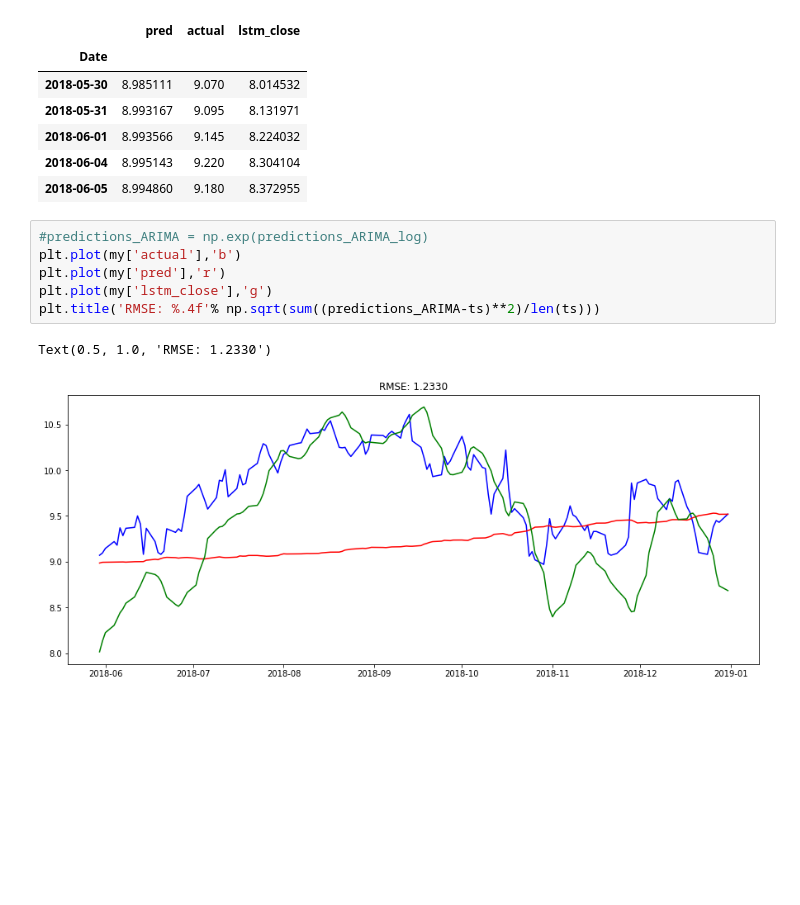
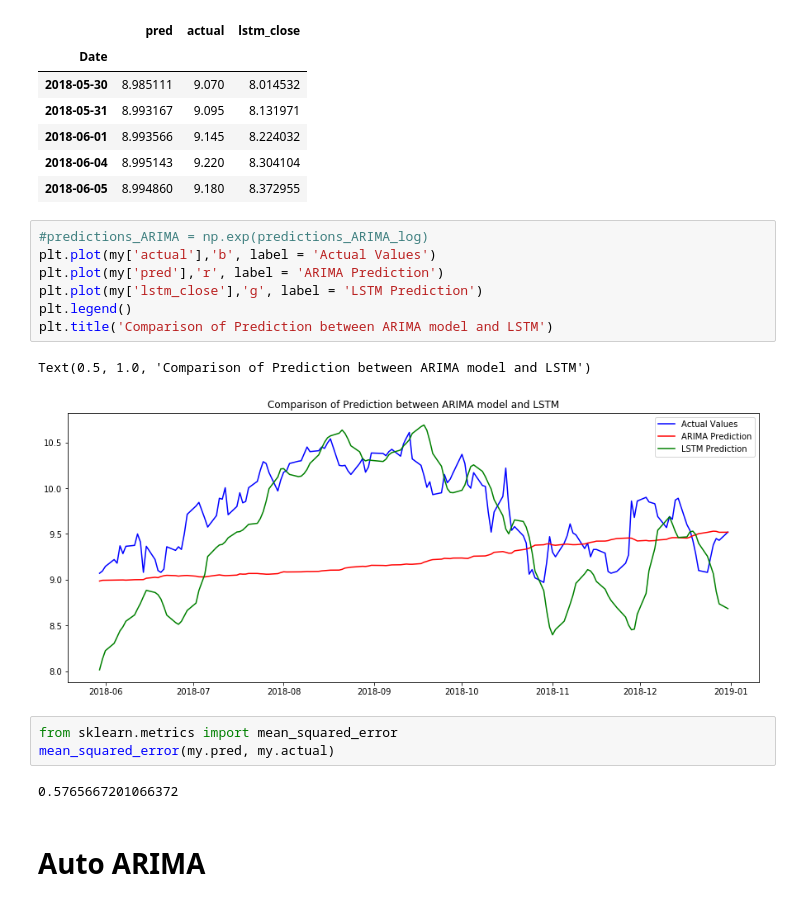
Before and after one commit to gopalkalpande/Practice-AI, a Jupyter notebook: time_series_forecast.ipynb, the cells around one changed output. Saved outputs shown, nothing was run; the diff lists cells and outputs as text; blank space fills up the shorter version.

```diff
--- a/time_series_forecast.ipynb
+++ b/time_series_forecast.ipynb
@@ -485,10 +485,18 @@ See the caveats in the documentation: http://pandas.pydata.org/pandas-docs/stabl
 | 2018-06-05 | 8.994860 | 9.180 | 8.372955 |
 # %%
 #predictions_ARIMA = np.exp(predictions_ARIMA_log)
-plt.plot(my['actual'],'b')
-plt.plot(my['pred'],'r')
-plt.plot(my['lstm_close'],'g')
-plt.title('RMSE: %.4f'% np.sqrt(sum((predictions_ARIMA-ts)**2)/len(ts)))
+plt.plot(my['actual'],'b', label = 'Actual Values')
+plt.plot(my['pred'],'r', label = 'ARIMA Prediction')
+plt.plot(my['lstm_close'],'g', label = 'LSTM Prediction')
+plt.legend()
+plt.title('Comparison of Prediction between ARIMA model and LSTM')
 # %% [output]
-Text(0.5, 1.0, 'RMSE: 1.2330')
+Text(0.5, 1.0, 'Comparison of Prediction between ARIMA model and LSTM')
-[figure, old version]
+[figure, new version]
+# %%
+from sklearn.metrics import mean_squared_error
+mean_squared_error(my.pred, my.actual)
+# %% [output]
+0.5765667201066372
+# %% [markdown]
+# Auto ARIMA
```
Also changed, not shown: parts of 5 cells of this notebook.
